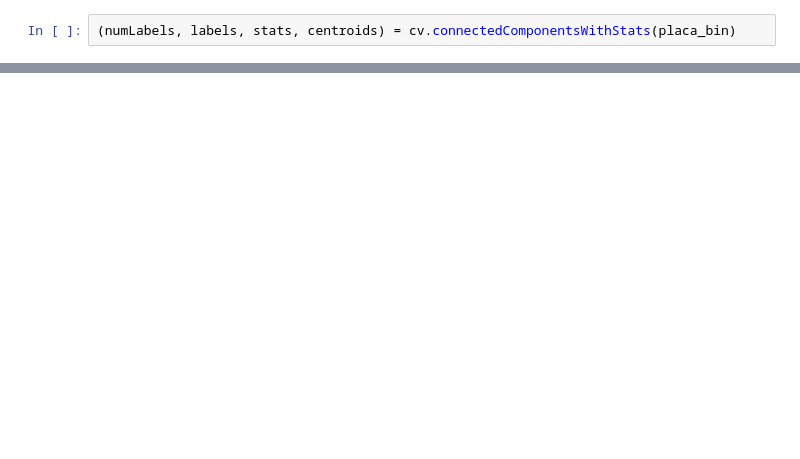
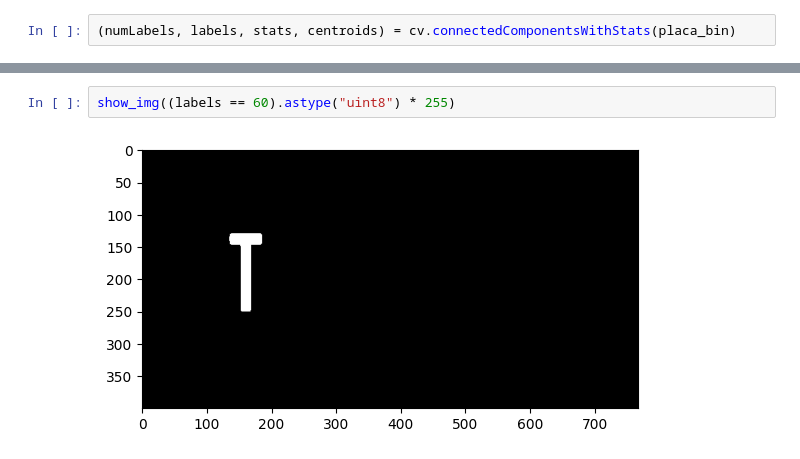
Before and after one commit to mikecr96/PDI-Ago-Dic25-GpoB, a Jupyter notebook: Semana XV/cc.ipynb, the cells around one changed output, grey strips where cells are left out. Saved outputs shown, nothing was run; the diff lists cells and outputs as text; blank space fills up the shorter version.

```diff
--- a/Semana XV/cc.ipynb
+++ b/Semana XV/cc.ipynb
@@ -89,0 +255,4 @@ show_img(output[:, :, ::-1])
+# %%
+show_img((labels == 60).astype("uint8") * 255)
+# %% [output]
+[figure, added]
```
Also changed, not shown: parts of 19 cells of this notebook, 2 other files.
